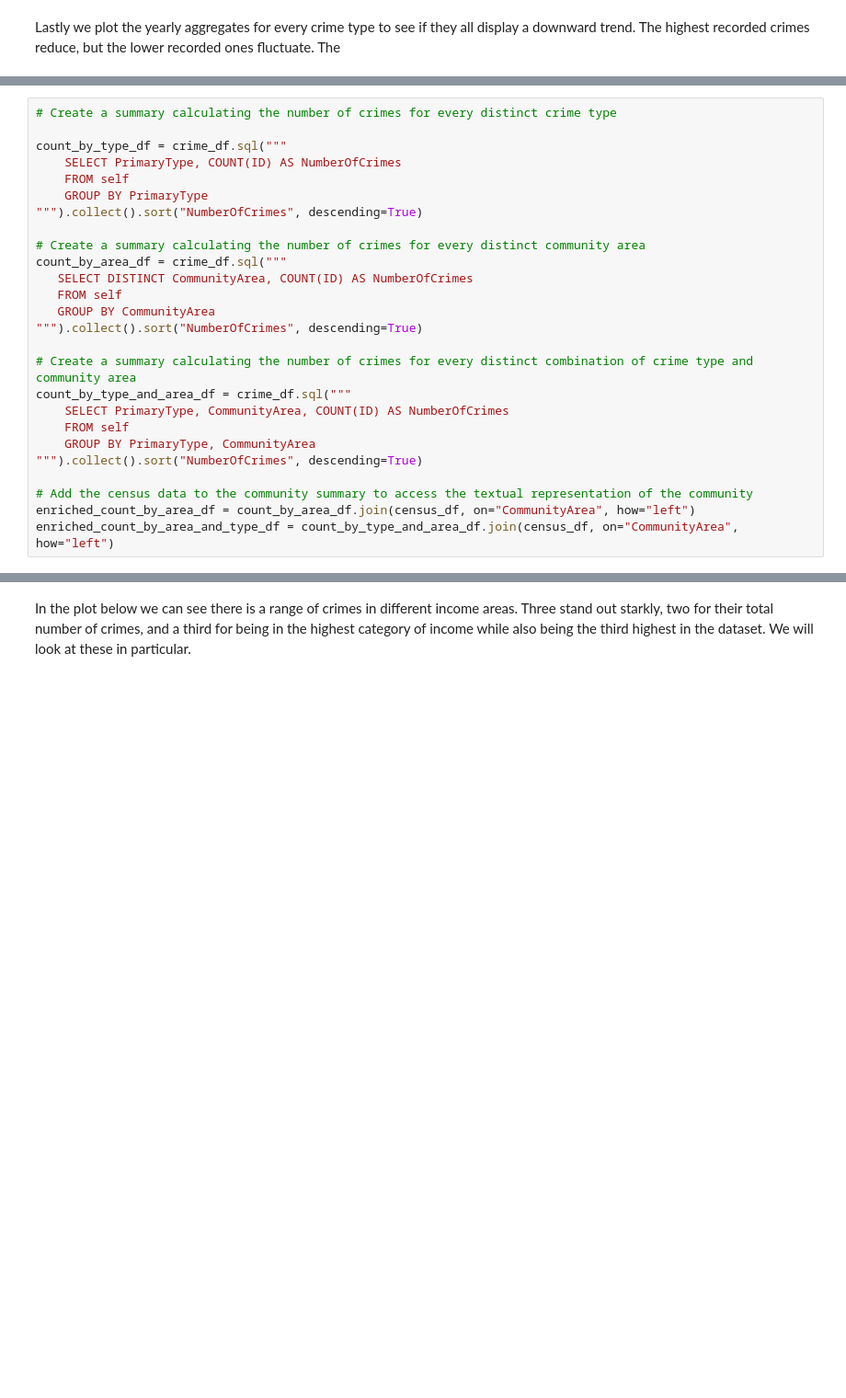
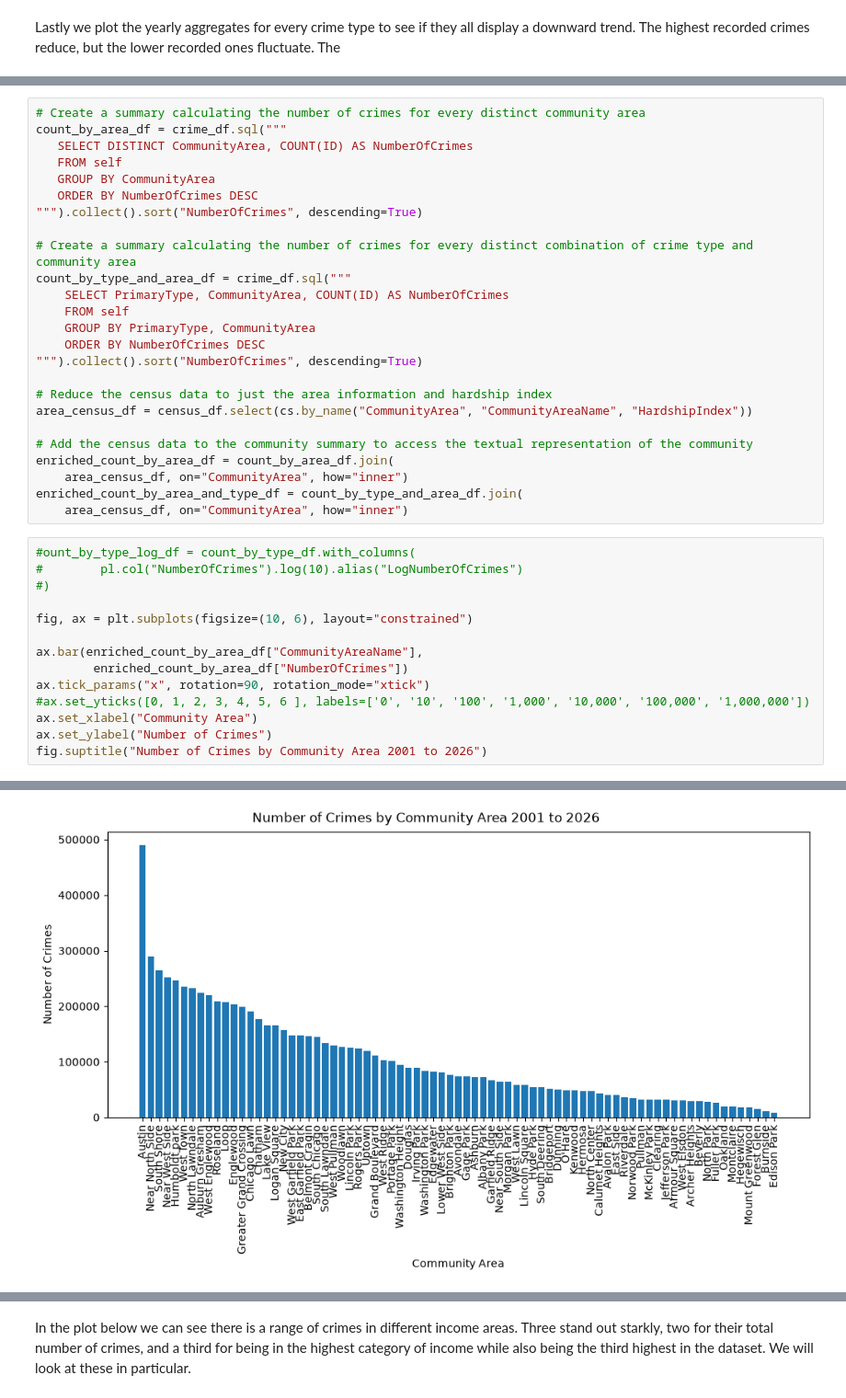
Before and after one commit to ogladr-kjarr/learning-EDA-with-Python, a Jupyter notebook: ChicagoCrimeSocioEconomicData.ipynb, the cells around one changed output, grey strips where cells are left out. Shown at 92% size. Drawn from its saved outputs; the diff is of its cells as text; blank space fills up the shorter version.

```diff
--- a/ChicagoCrimeSocioEconomicData.ipynb
+++ b/ChicagoCrimeSocioEconomicData.ipynb
@@ -289,19 +305,12 @@ Maybe use z scores if the y axis values are too variable.s
 
 boxplot showing crimes on x, y counts, different points the different communities.
 # %%
-# Create a summary calculating the number of crimes for every distinct crime type
-
-count_by_type_df = crime_df.sql("""
-    SELECT PrimaryType, COUNT(ID) AS NumberOfCrimes
-    FROM self
-    GROUP BY PrimaryType
-""").collect().sort("NumberOfCrimes", descending=True)
-
 # Create a summary calculating the number of crimes for every distinct community area
 count_by_area_df = crime_df.sql("""
    SELECT DISTINCT CommunityArea, COUNT(ID) AS NumberOfCrimes
    FROM self
    GROUP BY CommunityArea
+   ORDER BY NumberOfCrimes DESC
 """).collect().sort("NumberOfCrimes", descending=True)
 
 # Create a summary calculating the number of crimes for every distinct combination of crime type and community area
@@ -309,8 +318,29 @@ count_by_type_and_area_df = crime_df.sql("""
     SELECT PrimaryType, CommunityArea, COUNT(ID) AS NumberOfCrimes
     FROM self
     GROUP BY PrimaryType, CommunityArea
+    ORDER BY NumberOfCrimes DESC
 """).collect().sort("NumberOfCrimes", descending=True)
 
+# Reduce the census data to just the area information and hardship index
+area_census_df = census_df.select(cs.by_name("CommunityArea", "CommunityAreaName", "HardshipIndex"))
+
 # Add the census data to the community summary to access the textual representation of the community
-enriched_count_by_area_df = count_by_area_df.join(census_df, on="CommunityArea", how="left")
-enriched_count_by_area_and_type_df = count_by_type_and_area_df.join(census_df, on="CommunityArea", how="left")
+enriched_count_by_area_df = count_by_area_df.join(
+    area_census_df, on="CommunityArea", how="inner")
+enriched_count_by_area_and_type_df = count_by_type_and_area_df.join(
+    area_census_df, on="CommunityArea", how="inner")
+# %%
+#ount_by_type_log_df = count_by_type_df.with_columns(
+#        pl.col("NumberOfCrimes").log(10).alias("LogNumberOfCrimes")
+#)
+
+fig, ax = plt.subplots(figsize=(10, 6), layout="constrained")
+
+ax.bar(enriched_count_by_area_df["CommunityAreaName"],
+        enriched_count_by_area_df["NumberOfCrimes"])
+ax.tick_params("x", rotation=90, rotation_mode="xtick")
+#ax.set_yticks([0, 1, 2, 3, 4, 5, 6 ], labels=['0', '10', '100', '1,000', '10,000', '100,000', '1,000,000'])
+ax.set_xlabel("Community Area")
+ax.set_ylabel("Number of Crimes")
+fig.suptitle("Number of Crimes by Community Area 2001 to 2026")
+# %% [output]
@@ -316,0 +348 @@ enriched_count_by_area_and_type_df = count_by_type_and_area_df.join(census_df, o
+[figure, added]
```
Also changed, not shown: parts of 14 cells of this notebook.
